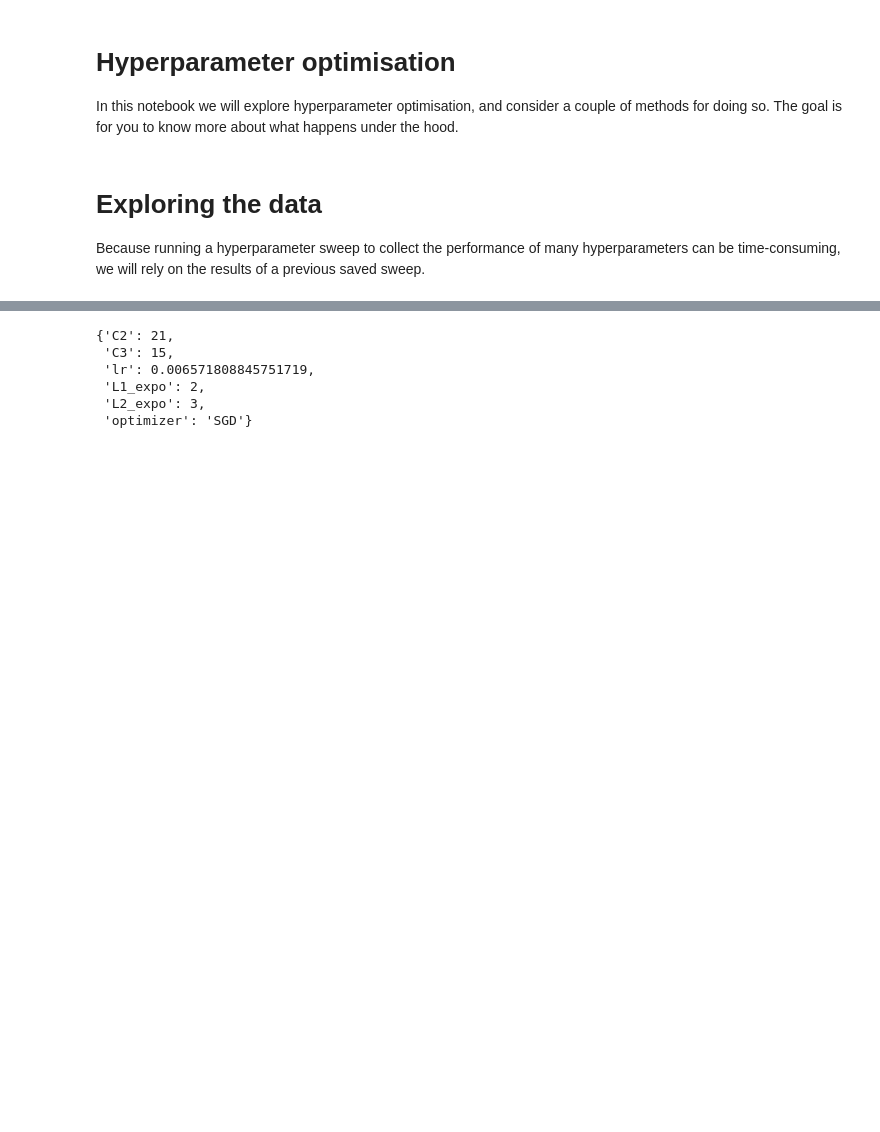
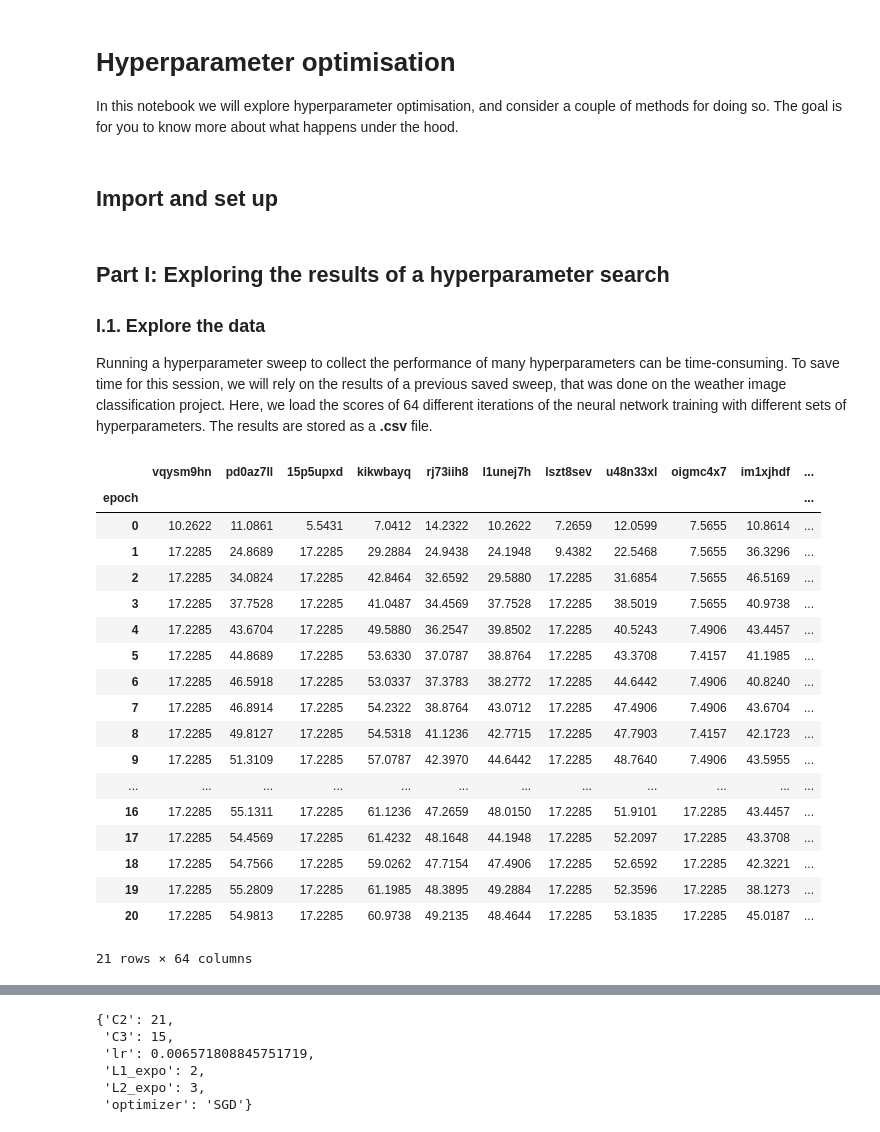
Before and after one commit to rguilcas/BCCR-ML-course, a Jupyter notebook: lecture_exercises/solutions/D4-01_HPO-example.ipynb, the cells around one changed output, grey strips where cells are left out. Saved outputs shown, nothing was run; the diff lists cells and outputs as text; code cells hidden in the pictures; blank space fills up the shorter version.

```diff
--- a/lecture_exercises/solutions/D4-01_HPO-example.ipynb
+++ b/lecture_exercises/solutions/D4-01_HPO-example.ipynb
@@ -2,6 +2,8 @@
 # Hyperparameter optimisation
 
 In this notebook we will explore hyperparameter optimisation, and consider a couple of methods for doing so. The goal is for you to know more about what happens under the hood.
+# %% [markdown]
+## Import and set up
 # %%
 import json
 import matplotlib.pyplot as plt
@@ -32,12 +34,33 @@ def double_plot(ax, xx, yy, col, label, ll=None, aa=1):
                 label=label);
     ax.plot(xx, yy, c=col, linestyle=ll, alpha=aa,);
 # %% [markdown]
-# Exploring the data
-Because running a hyperparameter sweep to collect the performance of many hyperparameters can be time-consuming, we will rely on the results of a previous saved sweep.
+## **Part I: Exploring the results of a hyperparameter search**
+### **I.1. Explore the data**
+Running a hyperparameter sweep to collect the performance of many hyperparameters can be time-consuming. To save time for this session, we will rely on the results of a previous saved sweep, that was done on the weather image classification project.
+Here, we load the scores of 64 different iterations of the neural network training with different sets of hyperparameters. The results are stored as a **.csv** file.
 # %%
 # First we load in the validation accuracy for the runs over successive epochs
 score_df = pd.read_csv(DATA_IN_PATH+'/hpo-sweeps/pandas-8-score_df.csv', index_col=0).T.reset_index(drop=True)
 score_df.index = score_df.index.rename('epoch')
 
 score_df
-max_score_df = score_df.max()
+# %% [output]
+|  | vqysm9hn | pd0az7ll | 15p5upxd | kikwbayq | rj73iih8 | l1unej7h | lszt8sev | u48n33xl | oigmc4x7 | im1xjhdf | ... |
+| epoch |  |  |  |  |  |  |  |  |  |  | ... |
+| 0 | 10.2622 | 11.0861 | 5.5431 | 7.0412 | 14.2322 | 10.2622 | 7.2659 | 12.0599 | 7.5655 | 10.8614 | ... |
+| 1 | 17.2285 | 24.8689 | 17.2285 | 29.2884 | 24.9438 | 24.1948 | 9.4382 | 22.5468 | 7.5655 | 36.3296 | ... |
+| 2 | 17.2285 | 34.0824 | 17.2285 | 42.8464 | 32.6592 | 29.5880 | 17.2285 | 31.6854 | 7.5655 | 46.5169 | ... |
+| 3 | 17.2285 | 37.7528 | 17.2285 | 41.0487 | 34.4569 | 37.7528 | 17.2285 | 38.5019 | 7.5655 | 40.9738 | ... |
+| 4 | 17.2285 | 43.6704 | 17.2285 | 49.5880 | 36.2547 | 39.8502 | 17.2285 | 40.5243 | 7.4906 | 43.4457 | ... |
+| 5 | 17.2285 | 44.8689 | 17.2285 | 53.6330 | 37.0787 | 38.8764 | 17.2285 | 43.3708 | 7.4157 | 41.1985 | ... |
+| 6 | 17.2285 | 46.5918 | 17.2285 | 53.0337 | 37.3783 | 38.2772 | 17.2285 | 44.6442 | 7.4906 | 40.8240 | ... |
+| 7 | 17.2285 | 46.8914 | 17.2285 | 54.2322 | 38.8764 | 43.0712 | 17.2285 | 47.4906 | 7.4906 | 43.6704 | ... |
+| 8 | 17.2285 | 49.8127 | 17.2285 | 54.5318 | 41.1236 | 42.7715 | 17.2285 | 47.7903 | 7.4157 | 42.1723 | ... |
+| 9 | 17.2285 | 51.3109 | 17.2285 | 57.0787 | 42.3970 | 44.6442 | 17.2285 | 48.7640 | 7.4906 | 43.5955 | ... |
+| ... | ... | ... | ... | ... | ... | ... | ... | ... | ... | ... | ... |
+| 16 | 17.2285 | 55.1311 | 17.2285 | 61.1236 | 47.2659 | 48.0150 | 17.2285 | 51.9101 | 17.2285 | 43.4457 | ... |
+| 17 | 17.2285 | 54.4569 | 17.2285 | 61.4232 | 48.1648 | 44.1948 | 17.2285 | 52.2097 | 17.2285 | 43.3708 | ... |
+| 18 | 17.2285 | 54.7566 | 17.2285 | 59.0262 | 47.7154 | 47.4906 | 17.2285 | 52.6592 | 17.2285 | 42.3221 | ... |
+| 19 | 17.2285 | 55.2809 | 17.2285 | 61.1985 | 48.3895 | 49.2884 | 17.2285 | 52.3596 | 17.2285 | 38.1273 | ... |
+| 20 | 17.2285 | 54.9813 | 17.2285 | 60.9738 | 49.2135 | 48.4644 | 17.2285 | 53.1835 | 17.2285 | 45.0187 | ... |
+21 rows × 64 columns
```
Also changed, not shown: parts of 4 cells of this notebook, 1 other file.
